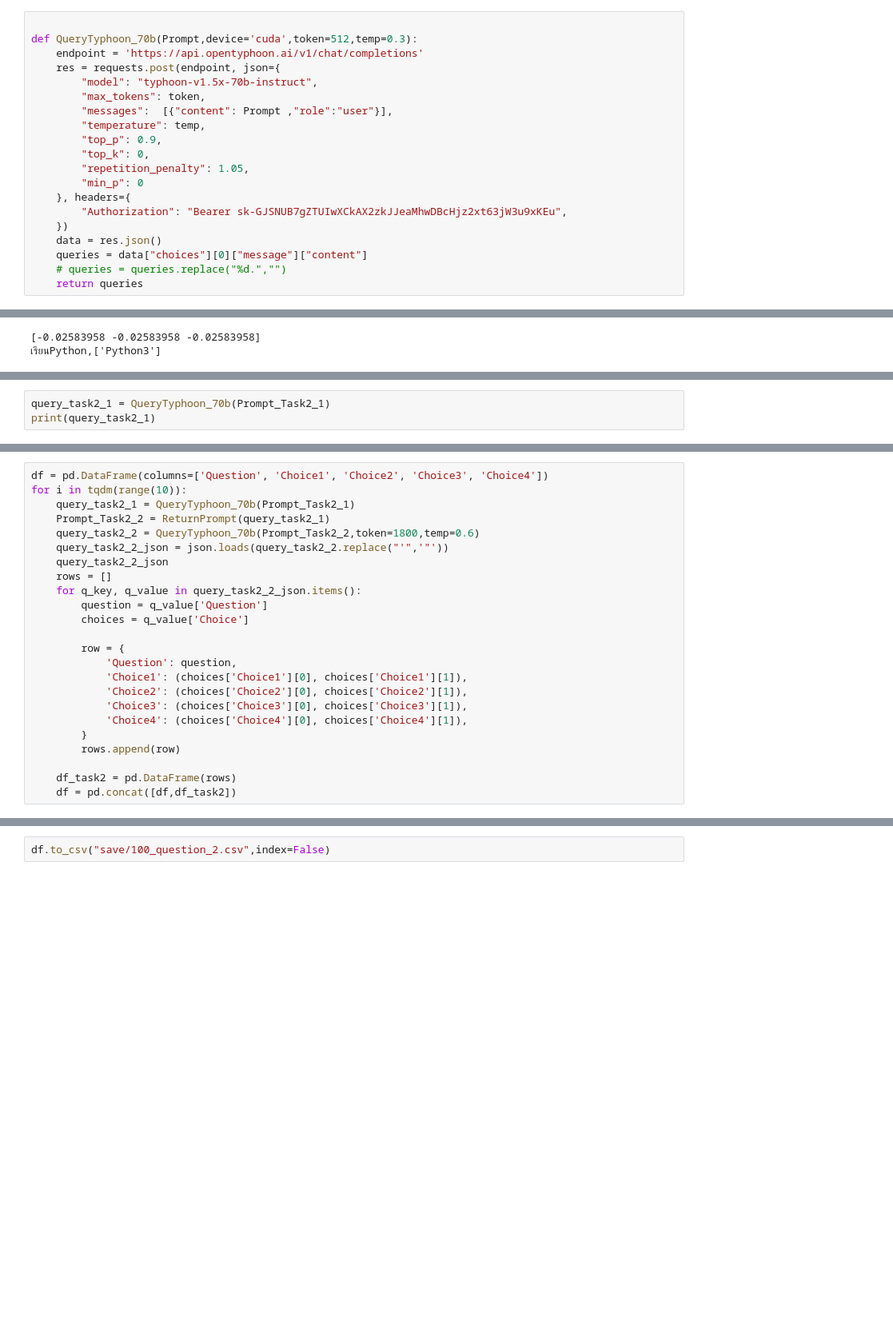
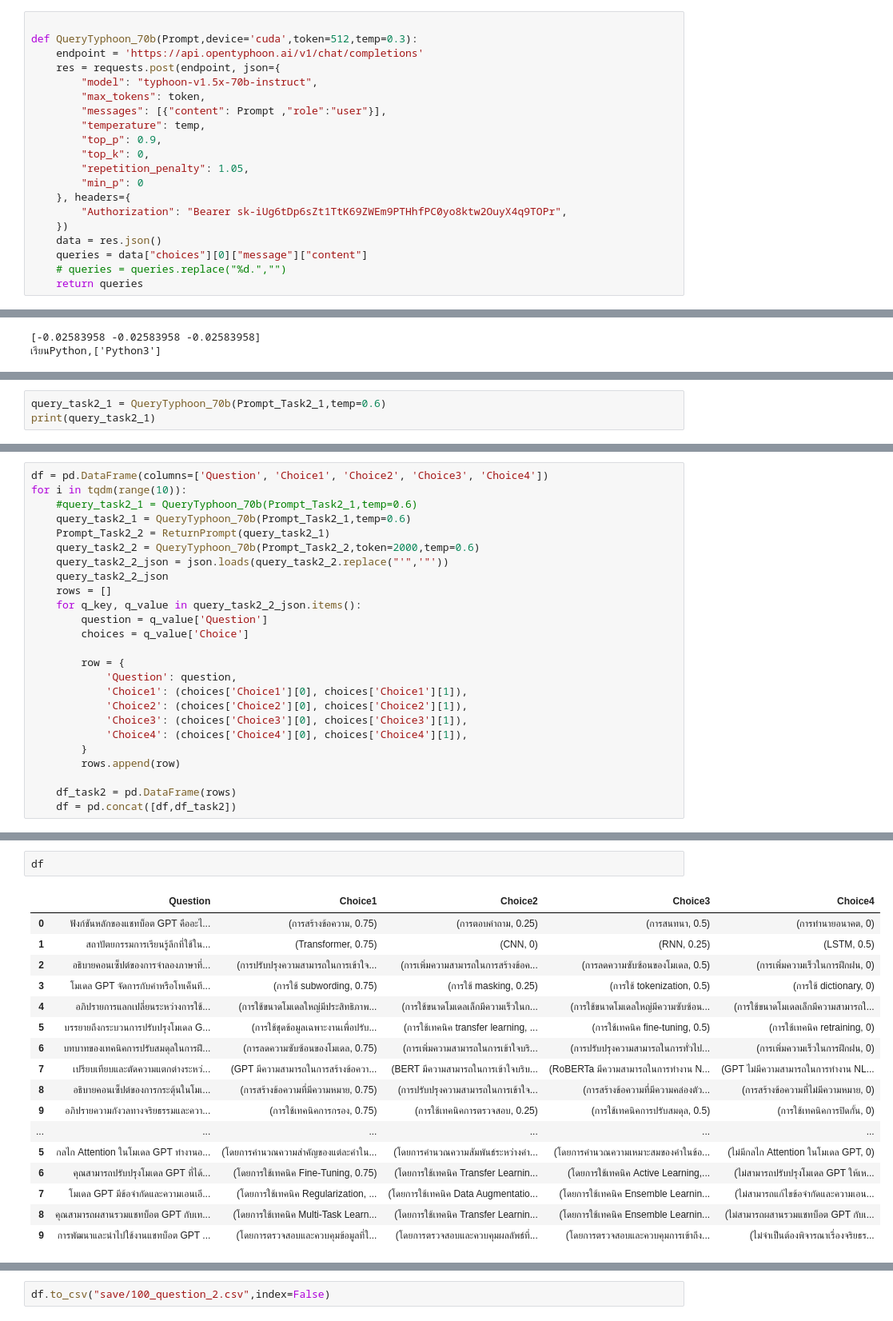
Before and after one commit to Runnies23/Nectec_Intern, a Jupyter notebook: Personal Prompt/Runnies/Task2W_Rag.ipynb, the cells around one changed output, grey strips where cells are left out. Shown: that part at 80% size. Saved outputs shown, nothing was run; the diff lists cells and outputs as text; blank space fills up the shorter version.

````diff
--- a/Personal Prompt/Runnies/Task2W_Rag.ipynb
+++ b/Personal Prompt/Runnies/Task2W_Rag.ipynb
@@ -28,14 +38,14 @@ def QueryTyphoon_70b(Prompt,device='cuda',token=512,temp=0.3):
     res = requests.post(endpoint, json={
         "model": "typhoon-v1.5x-70b-instruct",
         "max_tokens": token,
-        "messages":  [{"content": Prompt ,"role":"user"}],
+        "messages": [{"content": Prompt ,"role":"user"}],
         "temperature": temp,
         "top_p": 0.9,
         "top_k": 0,
         "repetition_penalty": 1.05,
         "min_p": 0
     }, headers={
-        "Authorization": "Bearer sk-GJSNUB7gZTUIwXCkAX2zkJJeaMhwDBcHjz2xt63jW3u9xKEu",
+        "Authorization": "Bearer sk-iUg6tDp6sZt1TtK69ZWEm9PTHhfPC0yo8ktw2OuyX4q9TOPr",
     })
     data = res.json()
     queries = data["choices"][0]["message"]["content"]
@@ -104,6 +114,6 @@ You need to follow these 3 Rule
 10. (Question10)
 ```
 # %%
-query_task2_1 = QueryTyphoon_70b(Prompt_Task2_1)
+query_task2_1 = QueryTyphoon_70b(Prompt_Task2_1,temp=0.6)
 print(query_task2_1)
 # %% [output]
@@ -164,9 +174,10 @@ def ReturnPrompt(query_task2_1,Topic=Topics):
 # %%
 df = pd.DataFrame(columns=['Question', 'Choice1', 'Choice2', 'Choice3', 'Choice4'])
 for i in tqdm(range(10)):
-    query_task2_1 = QueryTyphoon_70b(Prompt_Task2_1)
+    #query_task2_1 = QueryTyphoon_70b(Prompt_Task2_1,temp=0.6)
+    query_task2_1 = QueryTyphoon_70b(Prompt_Task2_1,temp=0.6)
     Prompt_Task2_2 = ReturnPrompt(query_task2_1)
-    query_task2_2 = QueryTyphoon_70b(Prompt_Task2_2,token=1800,temp=0.6)
+    query_task2_2 = QueryTyphoon_70b(Prompt_Task2_2,token=2000,temp=0.6)
     query_task2_2_json = json.loads(query_task2_2.replace("'",'"'))
     query_task2_2_json
     rows = []
@@ -189,0 +201,20 @@ JSONDecodeError: Expecting property name enclosed in double quotes: line 11 colu
+# %%
+df
+# %% [output]
+|  | Question | Choice1 | Choice2 | Choice3 | Choice4 |
+| 0 | ฟังก์ชันหลักของแชทบ็อต GPT คืออะไ... | (การสร้างข้อความ, 0.75) | (การตอบคำถาม, 0.25) | (การสนทนา, 0.5) | (การทำนายอนาคต, 0) |
+| 1 | สถาปัตยกรรมการเรียนรู้ลึกที่ใช้ใน... | (Transformer, 0.75) | (CNN, 0) | (RNN, 0.25) | (LSTM, 0.5) |
+| 2 | อธิบายคอนเซ็ปต์ของการจำลองภาษาที่... | (การปรับปรุงความสามารถในการเข้าใจ... | (การเพิ่มความสามารถในการสร้างข้อค... | (การลดความซับซ้อนของโมเดล, 0.5) | (การเพิ่มความเร็วในการฝึกฝน, 0) |
+| 3 | โมเดล GPT จัดการกับคำหรือโทเค็นที... | (การใช้ subwording, 0.75) | (การใช้ masking, 0.25) | (การใช้ tokenization, 0.5) | (การใช้ dictionary, 0) |
+| 4 | อภิปรายการแลกเปลี่ยนระหว่างการใช้... | (การใช้ขนาดโมเดลใหญ่มีประสิทธิภาพ... | (การใช้ขนาดโมเดลเล็กมีความเร็วในก... | (การใช้ขนาดโมเดลใหญ่มีความซับซ้อน... | (การใช้ขนาดโมเดลเล็กมีความสามารถใ... |
+| 5 | บรรยายถึงกระบวนการปรับปรุงโมเดล G... | (การใช้ชุดข้อมูลเฉพาะงานเพื่อปรับ... | (การใช้เทคนิค transfer learning, ... | (การใช้เทคนิค fine-tuning, 0.5) | (การใช้เทคนิค retraining, 0) |
+| 6 | บทบาทของเทคนิคการปรับสมดุลในการฝึ... | (การลดความซับซ้อนของโมเดล, 0.75) | (การเพิ่มความสามารถในการเข้าใจบริ... | (การปรับปรุงความสามารถในการทั่วไป... | (การเพิ่มความเร็วในการฝึกฝน, 0) |
+| 7 | เปรียบเทียบและตัดความแตกต่างระหว่... | (GPT มีความสามารถในการสร้างข้อควา... | (BERT มีความสามารถในการเข้าใจบริบ... | (RoBERTa มีความสามารถในการทำงาน N... | (GPT ไม่มีความสามารถในการทำงาน NL... |
+| 8 | อธิบายคอนเซ็ปต์ของการกระตุ้นในโมเ... | (การสร้างข้อความที่มีความหมาย, 0.75) | (การปรับปรุงความสามารถในการเข้าใจ... | (การสร้างข้อความที่มีความคล่องตัว... | (การสร้างข้อความที่ไม่มีความหมาย, 0) |
+| 9 | อภิปรายความกังวลทางจริยธรรมและควา... | (การใช้เทคนิคการกรอง, 0.75) | (การใช้เทคนิคการตรวจสอบ, 0.25) | (การใช้เทคนิคการปรับสมดุล, 0.5) | (การใช้เทคนิคการปิดกั้น, 0) |
+| ... | ... | ... | ... | ... | ... |
+| 5 | กลไก Attention ในโมเดล GPT ทำงานอ... | (โดยการคำนวณความสำคัญของแต่ละคำใน... | (โดยการคำนวณความสัมพันธ์ระหว่างคำ... | (โดยการคำนวณความเหมาะสมของคำในข้อ... | (ไม่มีกลไก Attention ในโมเดล GPT, 0) |
+| 6 | คุณสามารถปรับปรุงโมเดล GPT ที่ได้... | (โดยการใช้เทคนิค Fine-Tuning, 0.75) | (โดยการใช้เทคนิค Transfer Learnin... | (โดยการใช้เทคนิค Active Learning,... | (ไม่สามารถปรับปรุงโมเดล GPT ให้เห... |
+| 7 | โมเดล GPT มีข้อจำกัดและความเอนเอี... | (โดยการใช้เทคนิค Regularization, ... | (โดยการใช้เทคนิค Data Augmentatio... | (โดยการใช้เทคนิค Ensemble Learnin... | (ไม่สามารถแก้ไขข้อจำกัดและความเอน... |
+| 8 | คุณสามารถผสานรวมแชทบ็อต GPT กับเท... | (โดยการใช้เทคนิค Multi-Task Learn... | (โดยการใช้เทคนิค Transfer Learnin... | (โดยการใช้เทคนิค Ensemble Learnin... | (ไม่สามารถผสานรวมแชทบ็อต GPT กับเ... |
+| 9 | การพัฒนาและนำไปใช้งานแชทบ็อต GPT ... | (โดยการตรวจสอบและควบคุมข้อมูลที่ใ... | (โดยการตรวจสอบและควบคุมผลลัพธ์ที่... | (โดยการตรวจสอบและควบคุมการเข้าถึง... | (ไม่จำเป็นต้องพิจารณาเรื่องจริยธร... |
````
Also changed, not shown: parts of 5 cells of this notebook, 1 other file.
